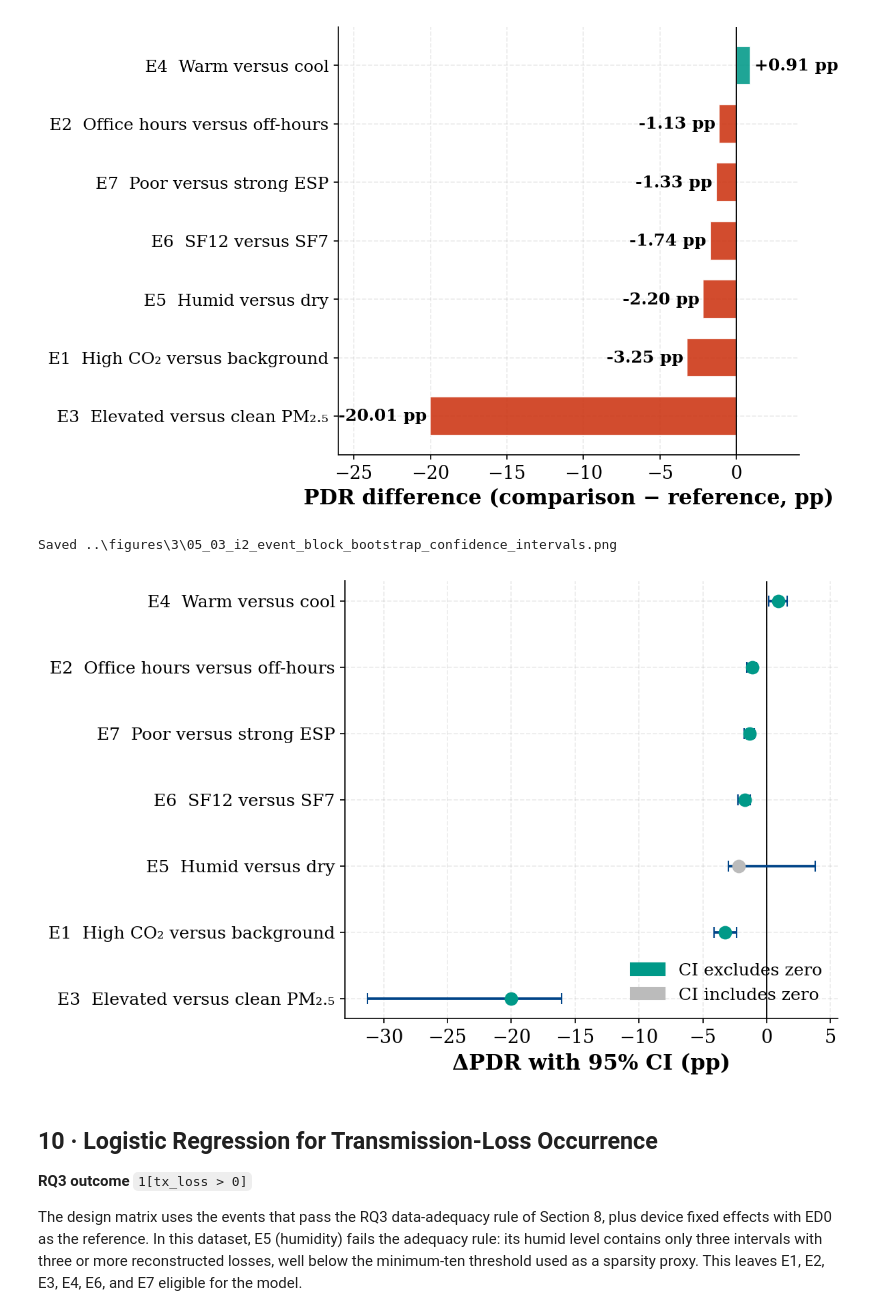
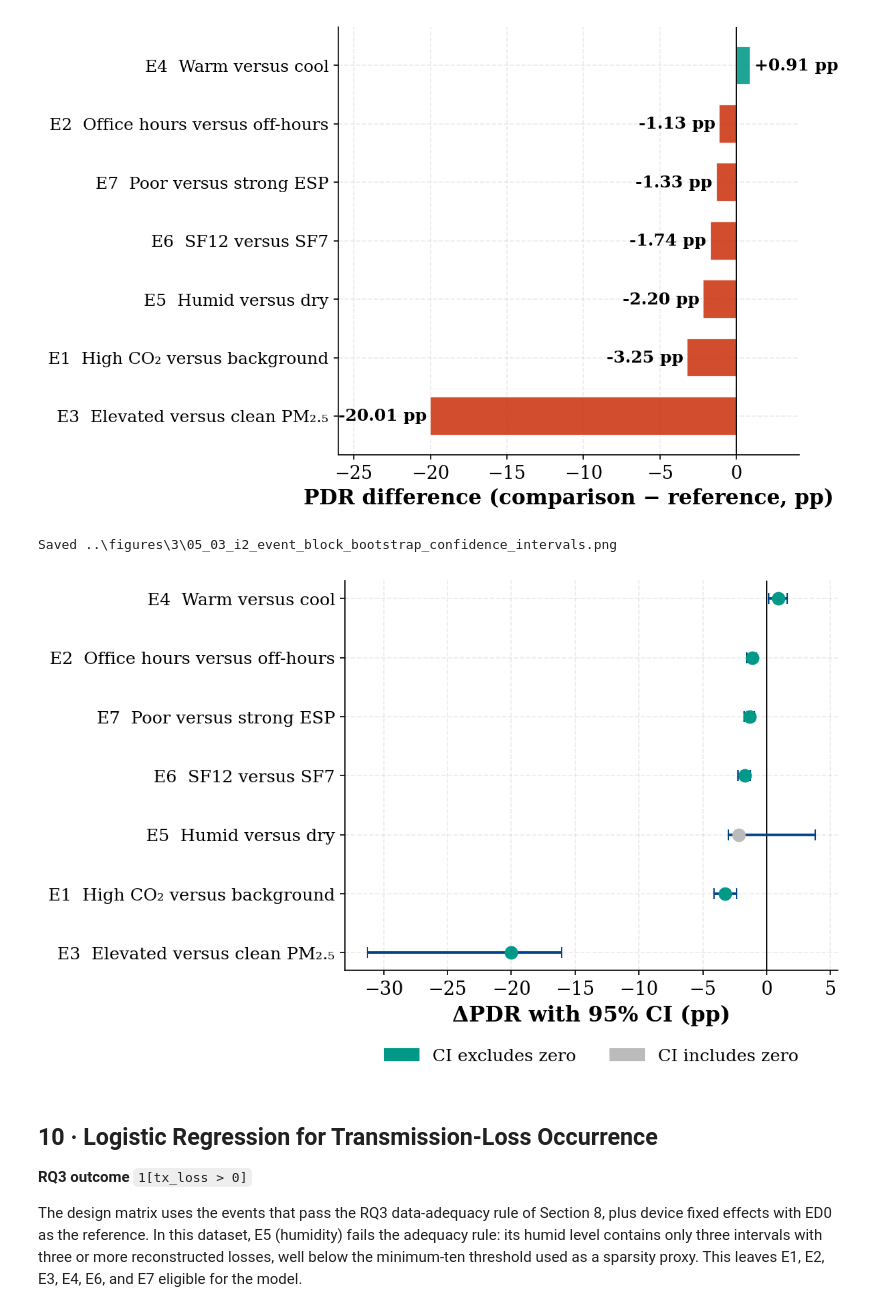
Before and after one commit to vincentmworia/Master-Thesis-Reliability-Analysis-of-Indoor-LoRaWAN-Links-using-packet-counter-reconstruction, a Jupyter notebook: notebooks/03_statistical_analysis.ipynb, the cells around one changed output. Cells and saved outputs as stored; diff of their text form; code cells hidden in the pictures.

```diff
--- a/notebooks/03_statistical_analysis.ipynb
+++ b/notebooks/03_statistical_analysis.ipynb
@@ -1414,47 +1414,46 @@ point_colors = [
 for y_value, delta, point_color in zip(
     y_pos, plot_df['Diff_pp'], point_colors
 ):
     ax2.plot(
         delta,
         y_value,
         marker='o',
         markersize=8.5,
         color=point_color,
         linestyle='none',
         zorder=5,
     )
 
 ax2.axvline(0, color='black', linewidth=0.9)
 ax2.set_yticks(y_pos)
 ax2.set_yticklabels(plot_df['label'], fontsize=12)
 ax2.set_xlabel(
     'ΔPDR with 95% CI (pp)',
     fontsize=LABEL_FONTSIZE,
     fontweight='bold',
 )
 ax2.tick_params(axis='x', labelsize=TICK_FONTSIZE)
-ax2.legend(
-    handles=[
-        mpatches.Patch(
-            color=C['green'],
-            label='CI excludes zero',
-        ),
-        mpatches.Patch(
-            color=C['grey'],
-            label='CI includes zero',
-        ),
-    ],
+
+legend_handles = [
+    mpatches.Patch(color=C['green'], label='CI excludes zero'),
+    mpatches.Patch(color=C['grey'], label='CI includes zero'),
+]
+legend = ax2.legend(
+    handles=legend_handles,
+    loc='upper center',
+    bbox_to_anchor=(0.5, -0.16),
+    bbox_transform=ax2.transAxes,
+    ncol=2,
+    frameon=False,
     fontsize=LEGEND_FONTSIZE,
-    loc='lower right',
-    frameon=False,
 )
 
 fig2.tight_layout()
 fig2.subplots_adjust(left=0.39)
 save_fig(fig2, '05_03_i2_event_block_bootstrap_confidence_intervals')
 # %% [output]
 Saved ..\figures\3\05_03_i2_event_block_bootstrap_confidence_intervals.png
-[figure, old version]
+[figure, new version]
 # %% [markdown]
 ## 10 · Logistic Regression for Transmission-Loss Occurrence
 
```
Also changed, not shown: 5 other files.
